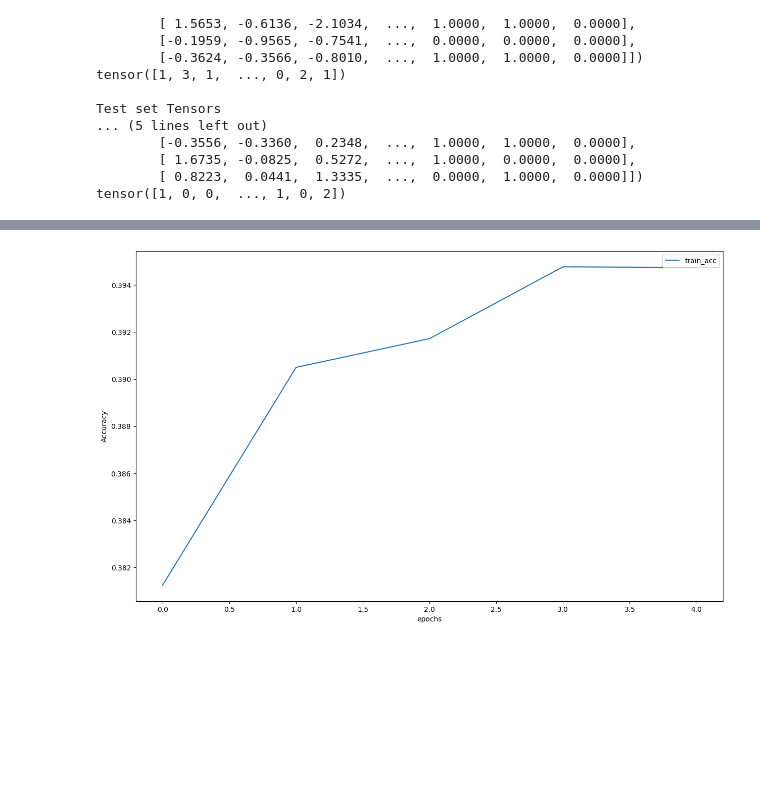
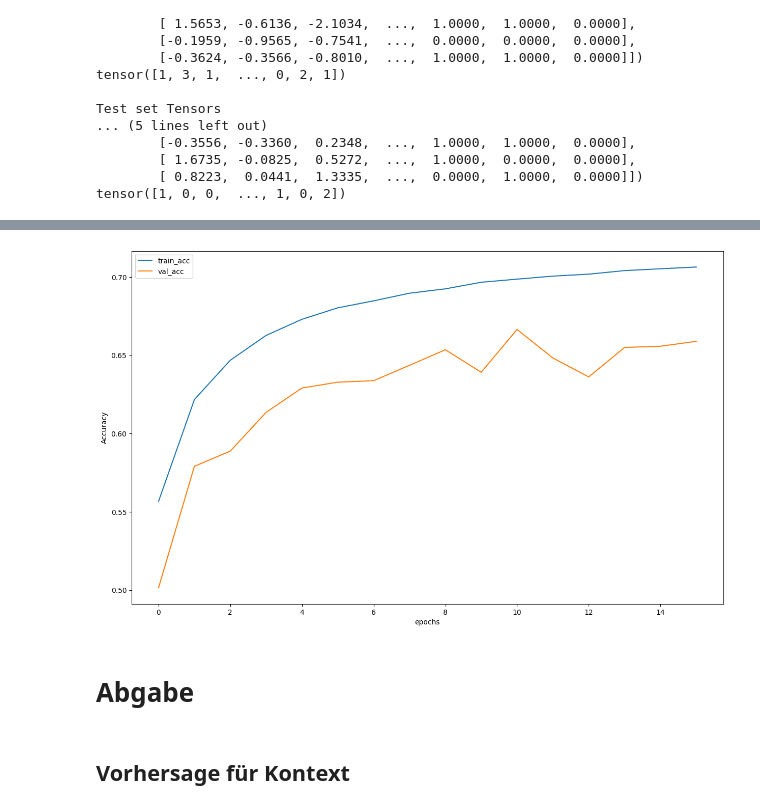
Before and after one commit to Wespe95/BBDC_2024, a Jupyter notebook: BBDC/experiment_NN.ipynb, the cells around one changed output, grey strips where cells are left out. Drawn from its saved outputs; the diff is of its cells as text; code cells hidden in the pictures; blank space fills up the shorter version.

Commit message:
Notebook mit Experimenten --> An Ende steht der Teil "Abgabe".  + 2 Modell

```diff
--- a/BBDC/experiment_NN.ipynb
+++ b/BBDC/experiment_NN.ipynb
@@ -215,8 +284,6 @@ def eval_epoch(model, val_loader, criterion, optimizer, epoch):
     running_loss = 0.0
     running_corrects = 0
     processed_size = 0
-    early_stopper = EarlyStopper()
-    best_loss = np.inf
 
     for inputs, labels in val_loader:
         inputs = inputs.to(device)
@@ -234,22 +301,6 @@ def eval_epoch(model, val_loader, criterion, optimizer, epoch):
     val_loss = running_loss / processed_size
     val_acc = running_corrects.cpu().numpy() / processed_size
 
-     # Speichern das Modell
-    if val_loss < best_loss:
-        best_loss = val_loss
-        experiment_state_dict={
-            'model':model.state_dict(),
-            'optimizer': optimizer.state_dict(),
-            'epoch': epoch,
-        }
-        torch.save(experiment_state_dict, "model_kontext.pth")
-
-    '''if early_stopper.early_stopp(val_loss):
-        print("#########################")
-        print("Early stopping triggered!")
-        print("#########################")
-        break'''
-
     return val_loss, val_acc
 # %%
 def train(train_dataset, test_dataset, model, epochs, batch_size, optimizer, criterion):
@@ -263,6 +314,8 @@ def train(train_dataset, test_dataset, model, epochs, batch_size, optimizer, cri
     with tqdm(desc="epoch", total=epochs) as pbar_outer:
         optimizer = optimizer
         criterion = criterion
+        early_stopper = EarlyStopper()
+        best_loss = np.inf
 
         for epoch in range(epochs):
             train_loss, train_acc = fit_epoch(model, train_loader, criterion, optimizer)
@@ -275,6 +328,23 @@ def train(train_dataset, test_dataset, model, epochs, batch_size, optimizer, cri
             tqdm.write(log_template.format(ep=epoch+1, t_loss=train_loss,\
                                            v_loss=val_loss, t_acc=train_acc, v_acc=val_acc))
 
+            # Speichern das Modell
+            if val_loss < best_loss:
+                best_loss = val_loss
+                experiment_state_dict={
+                    'model':model.state_dict(),
+                    'optimizer': optimizer.state_dict(),
+                    'epoch': epoch,
+                }
+                torch.save(experiment_state_dict, "/kaggle/working/model_affect.pth")
+                print("Das beste Modell ist gespeichert.")
+
+            if early_stopper.early_stopp(val_loss):
+                print("#########################")
+                print("Early stopping triggered!")
+                print("#########################")
+                break
+
     return history
 # %%
 def predict(model, test_loader):
@@ -291,7 +361,9 @@ def predict(model, test_loader):
     return probs
 # %%
 model = Model().to(device)
+#learning_rate = 0.001
 optimizer = torch.optim.AdamW(model.parameters())
 criterion = nn.CrossEntropyLoss()
-history = train(train_dataset, test_dataset, model=model, epochs=5, batch_size=16, optimizer = optimizer, criterion = criterion)
+epochs = 25
+history = train(train_dataset, test_dataset, model=model, epochs=epochs, batch_size=64, optimizer = optimizer, criterion = criterion)
 # %% [output]
@@ -319,10 +415,12 @@ plt.show()
 # %%
 plt.figure(figsize=(15, 9))
 plt.plot(train_acc, label="train_acc")
-#plt.plot(val_acc, label="val_acc")
+plt.plot(val_acc, label="val_acc")
 plt.legend(loc='best')
 plt.xlabel("epochs")
 plt.ylabel("Accuracy")
 plt.show()
 # %% [output]
-[figure, old version]
+[figure, new version]
+# %% [markdown]
+# Abgabe
@@ -328,0 +473,2 @@ plt.show()
+# %% [markdown]
+## Vorhersage für Kontext
```
Also changed, not shown: parts of 17 cells of this notebook, 2 other files.
